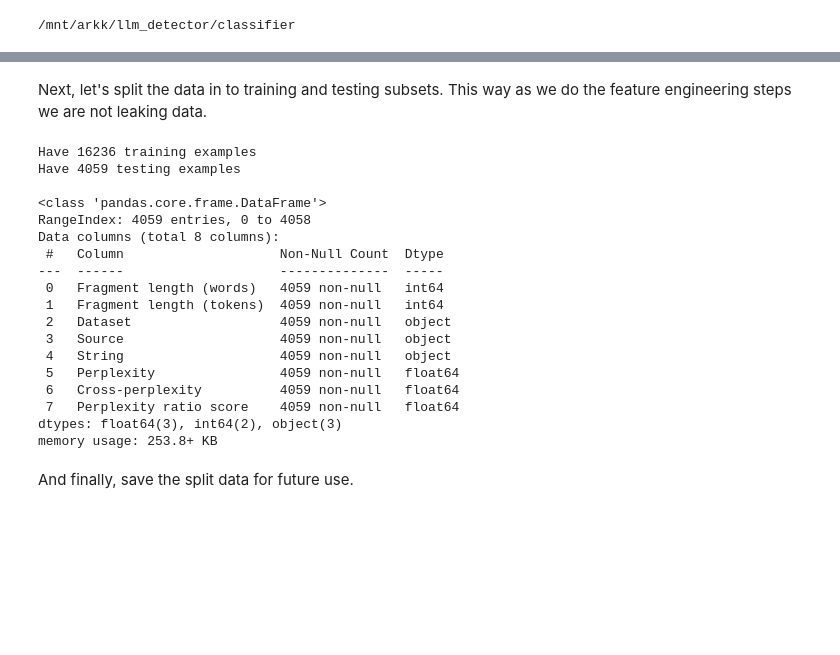
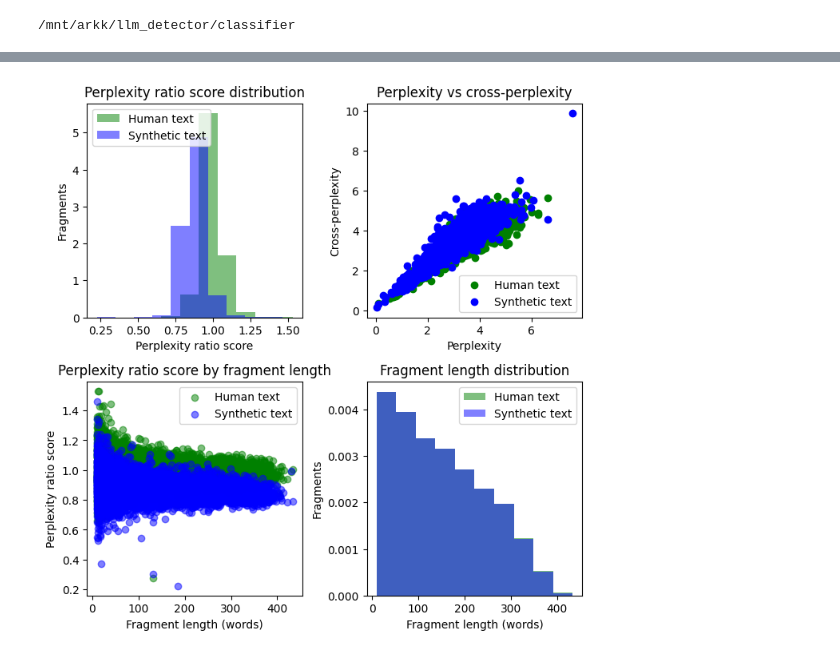
Before and after one commit to gperdrizet/llm_detector, a Jupyter notebook: classifier/notebooks/01.2-hans_2024_data_v2.ipynb, the cells around one changed output, grey strips where cells are left out. Saved outputs shown, nothing was run; the diff lists cells and outputs as text; code cells hidden in the pictures; blank space fills up the shorter version.

Commit message:
Started re-work and clean-up of feature engineering notebooks. Added a class to hold data for feature engineering.

```diff
--- a/classifier/notebooks/01.2-hans_2024_data_v2.ipynb
+++ b/classifier/notebooks/01.2-hans_2024_data_v2.ipynb
@@ -113,0 +21,16 @@ data_df.tail()
+# %%
+# Instantiate feature engineering class instance. This will read the input data file
+# from the configuration file by default, load the data, fix d-types, shuffle, train
+# test split and then put data from each original source dataset as well as the
+# aggregate into nested holder class instances for easy access later.
+data = feature_engineering.FeatureEngineering()
+
+# What datasets do we have?
+print(f'\nTop level attributes: {list(vars(data).keys())}\n')
+print(f'Data loaded from: {data.raw_input_data_file_name}')
+print(f'Original dataset sources: {list(data.dataset_names)}\n')
+print(f'data.all contains: {list(vars(data.all).keys())}')
+print(f'Training/testing data contains: {list(vars(data.training).keys())}\n')
+
+print(f'Example dataset data.training.pubmed:\n')
+data.training.pubmed.info()
@@ -161,34 +57,0 @@ plt.show()
-# %% [markdown]
-Next, let's split the data in to training and testing subsets. This way as we do the feature engineering steps we are not leaking data.
-# %%
-training_df = data_df.sample(frac = 0.8, random_state = 42)
-testing_df = data_df.drop(training_df.index)
-
-training_df.reset_index(inplace = True, drop = True)
-testing_df.reset_index(inplace = True, drop = True)
-
-print(f'Have {len(training_df)} training examples')
-print(f'Have {len(testing_df)} testing examples')
-print()
-testing_df.info()
-# %% [output]
-Have 16236 training examples
-Have 4059 testing examples
-
-<class 'pandas.core.frame.DataFrame'>
-RangeIndex: 4059 entries, 0 to 4058
-Data columns (total 8 columns):
- #   Column                    Non-Null Count  Dtype
----  ------                    --------------  -----
- 0   Fragment length (words)   4059 non-null   int64
- 1   Fragment length (tokens)  4059 non-null   int64
- 2   Dataset                   4059 non-null   object
- 3   Source                    4059 non-null   object
- 4   String                    4059 non-null   object
- 5   Perplexity                4059 non-null   float64
- 6   Cross-perplexity          4059 non-null   float64
- 7   Perplexity ratio score    4059 non-null   float64
-dtypes: float64(3), int64(2), object(3)
-memory usage: 253.8+ KB
-# %% [markdown]
-And finally, save the split data for future use.
@@ -206,0 +58,4 @@ with open(output_file, 'w') as file:
+# %%
+helper_funcs.data_exploration_plot(data).show()
+# %% [output]
+[figure, added]
```
Also changed, not shown: parts of 21 cells of this notebook, 4 other files.
